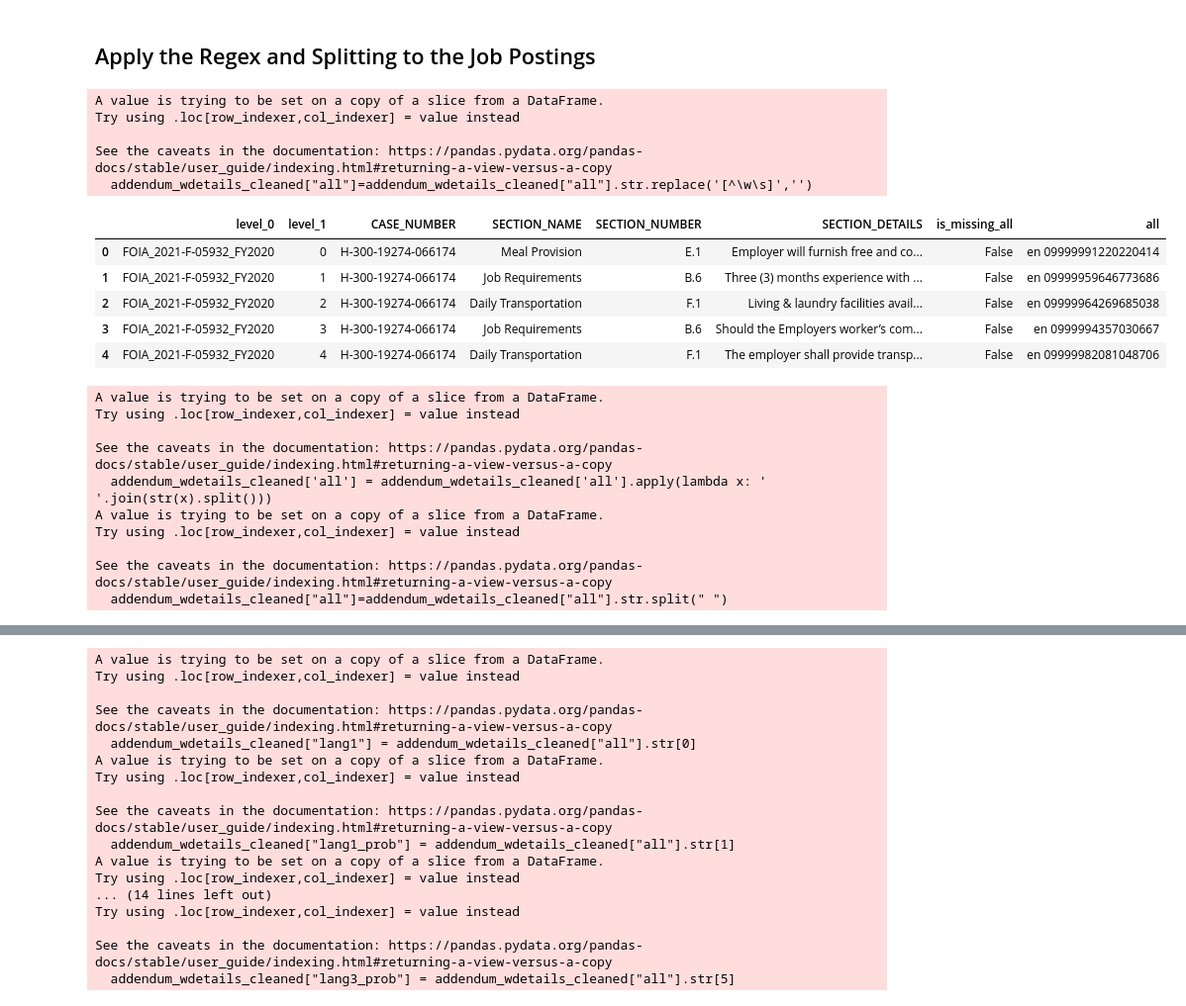
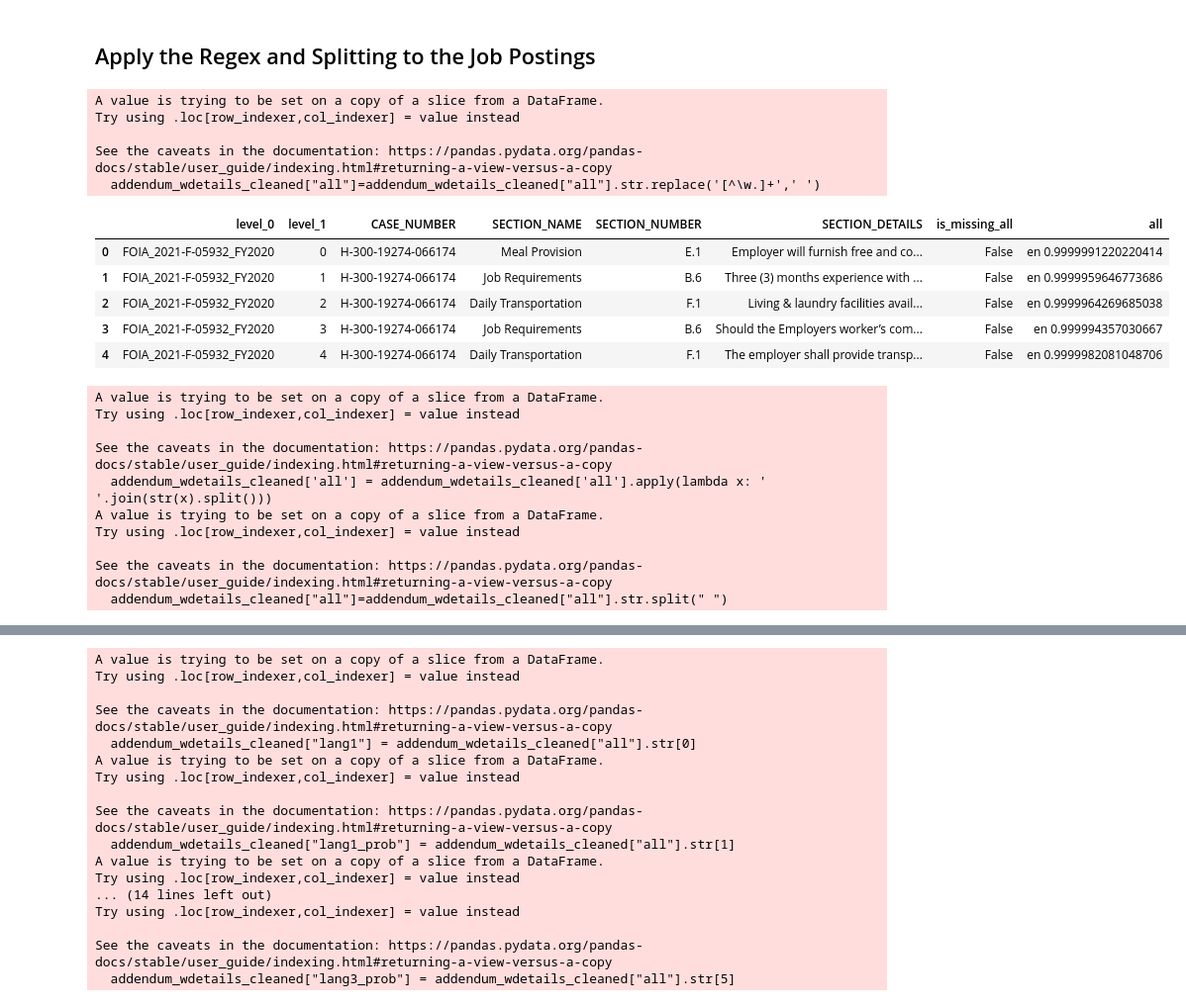
Before and after one commit to rebeccajohnson88/h2a_oversight, a Jupyter notebook: code/20a_combine_clean_addendums.ipynb, the cells around one changed output, grey strips where cells are left out. Shown at 99% size. Cells and saved outputs as stored; diff of their text form; code cells hidden in the pictures.

```diff
--- a/code/20a_combine_clean_addendums.ipynb
+++ b/code/20a_combine_clean_addendums.ipynb
@@ -336,38 +354,38 @@ test.head()
 ## Apply the Regex and Splitting to the Job Postings
 # %%
 # Clean out the punctuation
-addendum_wdetails_cleaned["all"]=addendum_wdetails_cleaned["all"].str.replace('[^\w\s]','')
+addendum_wdetails_cleaned["all"]=addendum_wdetails_cleaned["all"].str.replace('[^\w.]+',' ')
 addendum_wdetails_cleaned.head()
 
 ## replace more than one white space as one white space
 ## (the reason why I am doing this is because if not then when extract
 ## the different values, the white space would count as one value)
 addendum_wdetails_cleaned['all'] = addendum_wdetails_cleaned['all'].apply(lambda x: ' '.join(str(x).split()))
 
 ## Split by white space so can ultimately extract three different lang
 addendum_wdetails_cleaned["all"]=addendum_wdetails_cleaned["all"].str.split(" ")
 addendum_wdetails_cleaned.head()
 
 ## Extract into different columns
 addendum_wdetails_cleaned["lang1"] = addendum_wdetails_cleaned["all"].str[0]
 addendum_wdetails_cleaned["lang1_prob"] = addendum_wdetails_cleaned["all"].str[1]
 addendum_wdetails_cleaned["lang2"] = addendum_wdetails_cleaned["all"].str[2]
 addendum_wdetails_cleaned["lang2_prob"] = addendum_wdetails_cleaned["all"].str[3]
 addendum_wdetails_cleaned["lang3"] = addendum_wdetails_cleaned["all"].str[4]
 addendum_wdetails_cleaned["lang3_prob"] = addendum_wdetails_cleaned["all"].str[5]
 addendum_wdetails_cleaned.head()
 # %% [output]
 A value is trying to be set on a copy of a slice from a DataFrame.
 Try using .loc[row_indexer,col_indexer] = value instead
 
 See the caveats in the documentation: https://pandas.pydata.org/pandas-docs/stable/user_guide/indexing.html#returning-a-view-versus-a-copy
-  addendum_wdetails_cleaned["all"]=addendum_wdetails_cleaned["all"].str.replace('[^\w\s]','')
+  addendum_wdetails_cleaned["all"]=addendum_wdetails_cleaned["all"].str.replace('[^\w.]+',' ')
 |  | level_0 | level_1 | CASE_NUMBER | SECTION_NAME | SECTION_NUMBER | SECTION_DETAILS | is_missing_all | all |
-| 0 | FOIA_2021-F-05932_FY2020 | 0 | H-300-19274-066174 | Meal Provision | E.1 | Employer will furnish free and co... | False | en 09999991220220414 |
-| 1 | FOIA_2021-F-05932_FY2020 | 1 | H-300-19274-066174 | Job Requirements | B.6 | Three (3) months experience with ... | False | en 09999959646773686 |
-| 2 | FOIA_2021-F-05932_FY2020 | 2 | H-300-19274-066174 | Daily Transportation | F.1 | Living & laundry facilities avail... | False | en 09999964269685038 |
-| 3 | FOIA_2021-F-05932_FY2020 | 3 | H-300-19274-066174 | Job Requirements | B.6 | Should the Employers worker’s com... | False | en 0999994357030667 |
-| 4 | FOIA_2021-F-05932_FY2020 | 4 | H-300-19274-066174 | Daily Transportation | F.1 | The employer shall provide transp... | False | en 09999982081048706 |
+| 0 | FOIA_2021-F-05932_FY2020 | 0 | H-300-19274-066174 | Meal Provision | E.1 | Employer will furnish free and co... | False | en 0.9999991220220414 |
+| 1 | FOIA_2021-F-05932_FY2020 | 1 | H-300-19274-066174 | Job Requirements | B.6 | Three (3) months experience with ... | False | en 0.9999959646773686 |
+| 2 | FOIA_2021-F-05932_FY2020 | 2 | H-300-19274-066174 | Daily Transportation | F.1 | Living & laundry facilities avail... | False | en 0.9999964269685038 |
+| 3 | FOIA_2021-F-05932_FY2020 | 3 | H-300-19274-066174 | Job Requirements | B.6 | Should the Employers worker’s com... | False | en 0.999994357030667 |
+| 4 | FOIA_2021-F-05932_FY2020 | 4 | H-300-19274-066174 | Daily Transportation | F.1 | The employer shall provide transp... | False | en 0.9999982081048706 |
 A value is trying to be set on a copy of a slice from a DataFrame.
 Try using .loc[row_indexer,col_indexer] = value instead
 
```
Also changed, not shown: parts of 3 cells of this notebook.
